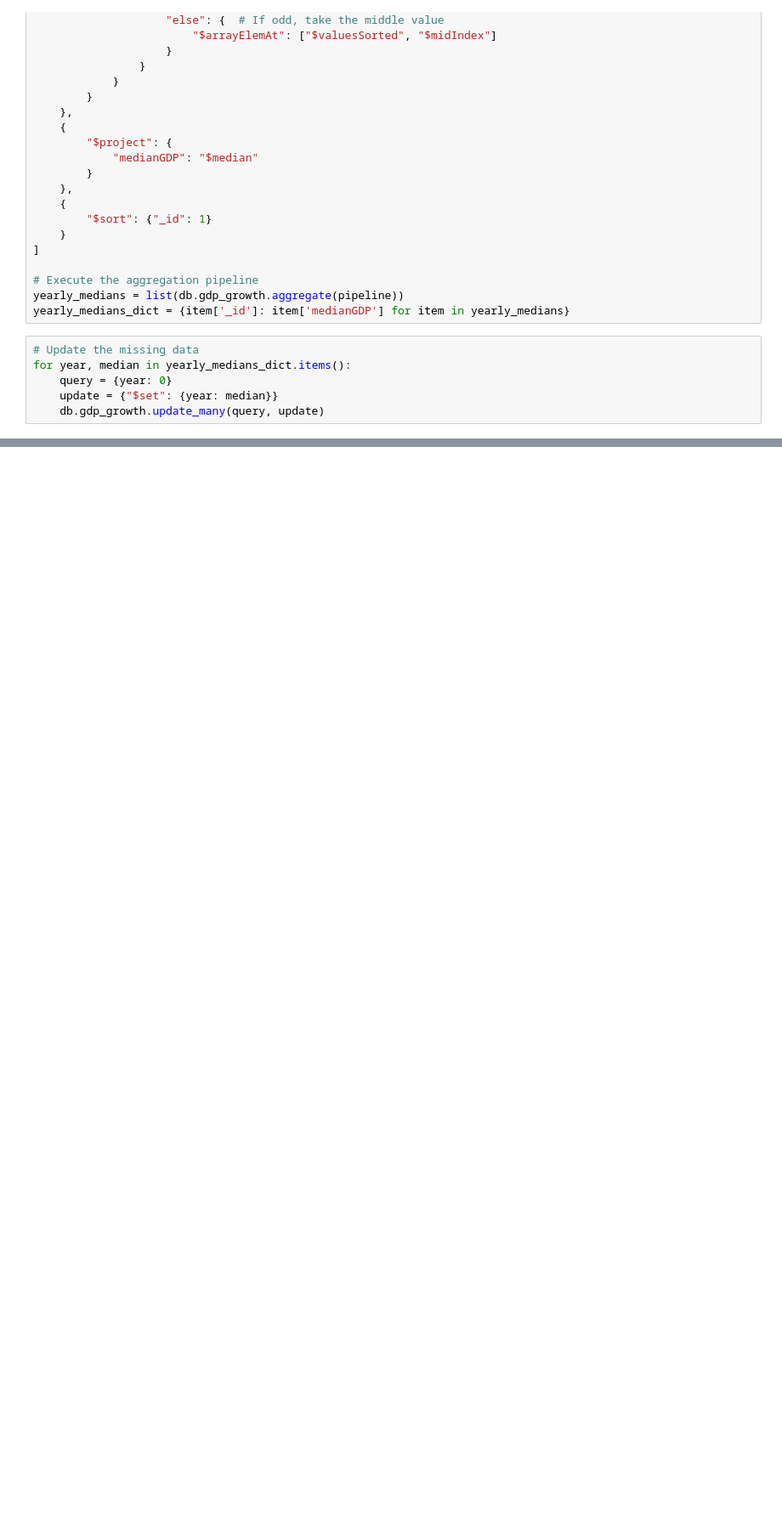
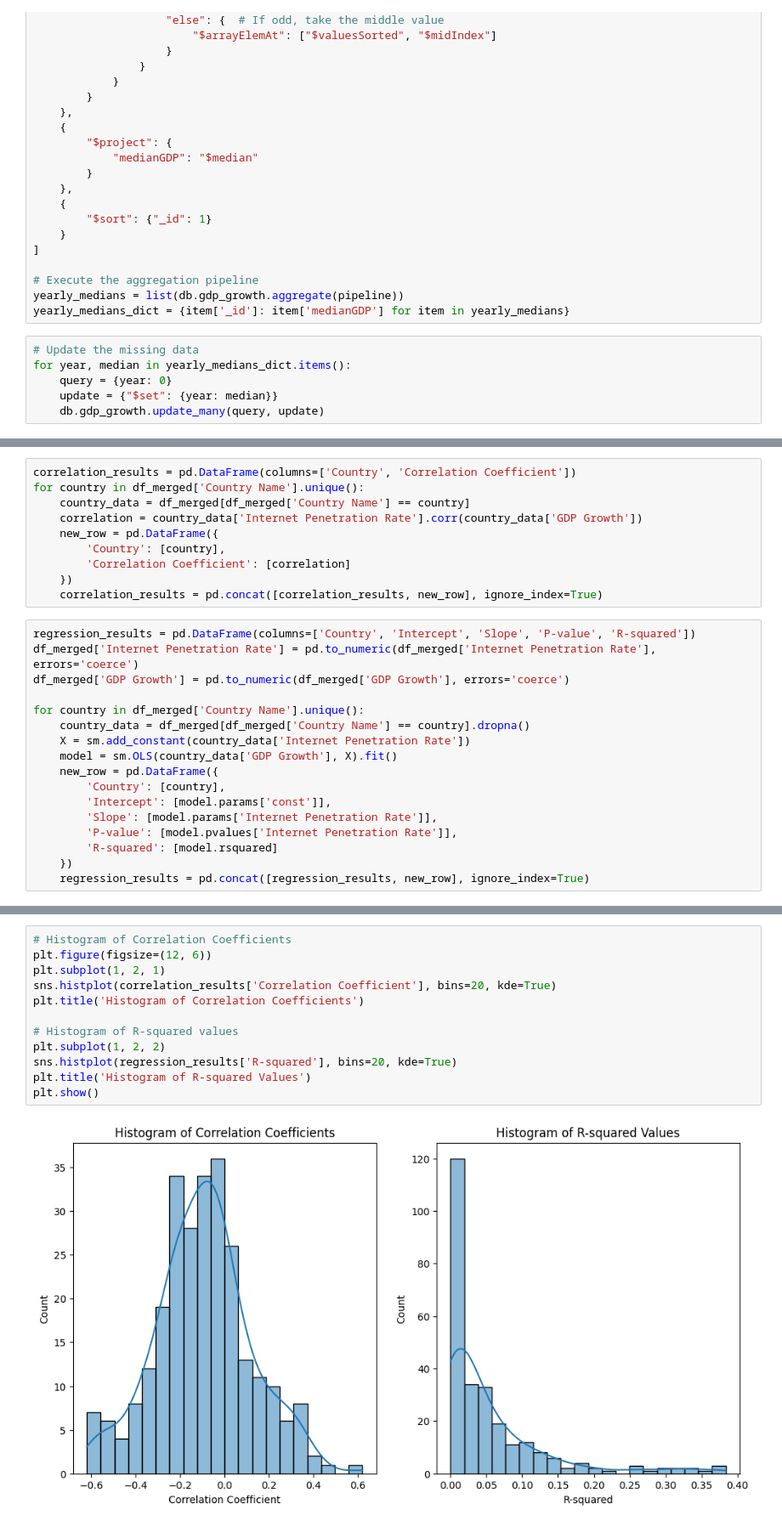
Before and after one commit to Crimson725/5200_proj, a Jupyter notebook: 5200_proj.ipynb, the cells around one changed output, grey strips where cells are left out. Shown at 85% size. Drawn from its saved outputs; the diff is of its cells as text; blank space fills up the shorter version.

```diff
--- a/5200_proj.ipynb
+++ b/5200_proj.ipynb
@@ -436,0 +320,27 @@ df_after1990
+# %%
+correlation_results = pd.DataFrame(columns=['Country', 'Correlation Coefficient'])
+for country in df_merged['Country Name'].unique():
+    country_data = df_merged[df_merged['Country Name'] == country]
+    correlation = country_data['Internet Penetration Rate'].corr(country_data['GDP Growth'])
+    new_row = pd.DataFrame({
+        'Country': [country],
+        'Correlation Coefficient': [correlation]
+    })
+    correlation_results = pd.concat([correlation_results, new_row], ignore_index=True)
+# %%
+regression_results = pd.DataFrame(columns=['Country', 'Intercept', 'Slope', 'P-value', 'R-squared'])
+df_merged['Internet Penetration Rate'] = pd.to_numeric(df_merged['Internet Penetration Rate'], errors='coerce')
+df_merged['GDP Growth'] = pd.to_numeric(df_merged['GDP Growth'], errors='coerce')
+
+for country in df_merged['Country Name'].unique():
+    country_data = df_merged[df_merged['Country Name'] == country].dropna()
+    X = sm.add_constant(country_data['Internet Penetration Rate'])
+    model = sm.OLS(country_data['GDP Growth'], X).fit()
+    new_row = pd.DataFrame({
+        'Country': [country],
+        'Intercept': [model.params['const']],
+        'Slope': [model.params['Internet Penetration Rate']],
+        'P-value': [model.pvalues['Internet Penetration Rate']],
+        'R-squared': [model.rsquared]
+    })
+    regression_results = pd.concat([regression_results, new_row], ignore_index=True)
@@ -436,0 +367,14 @@ df_after1990
+# %%
+# Histogram of Correlation Coefficients
+plt.figure(figsize=(12, 6))
+plt.subplot(1, 2, 1)
+sns.histplot(correlation_results['Correlation Coefficient'], bins=20, kde=True)
+plt.title('Histogram of Correlation Coefficients')
+
+# Histogram of R-squared values
+plt.subplot(1, 2, 2)
+sns.histplot(regression_results['R-squared'], bins=20, kde=True)
+plt.title('Histogram of R-squared Values')
+plt.show()
+# %% [output]
+[figure, added]
```
Also changed, not shown: parts of 42 cells of this notebook.
